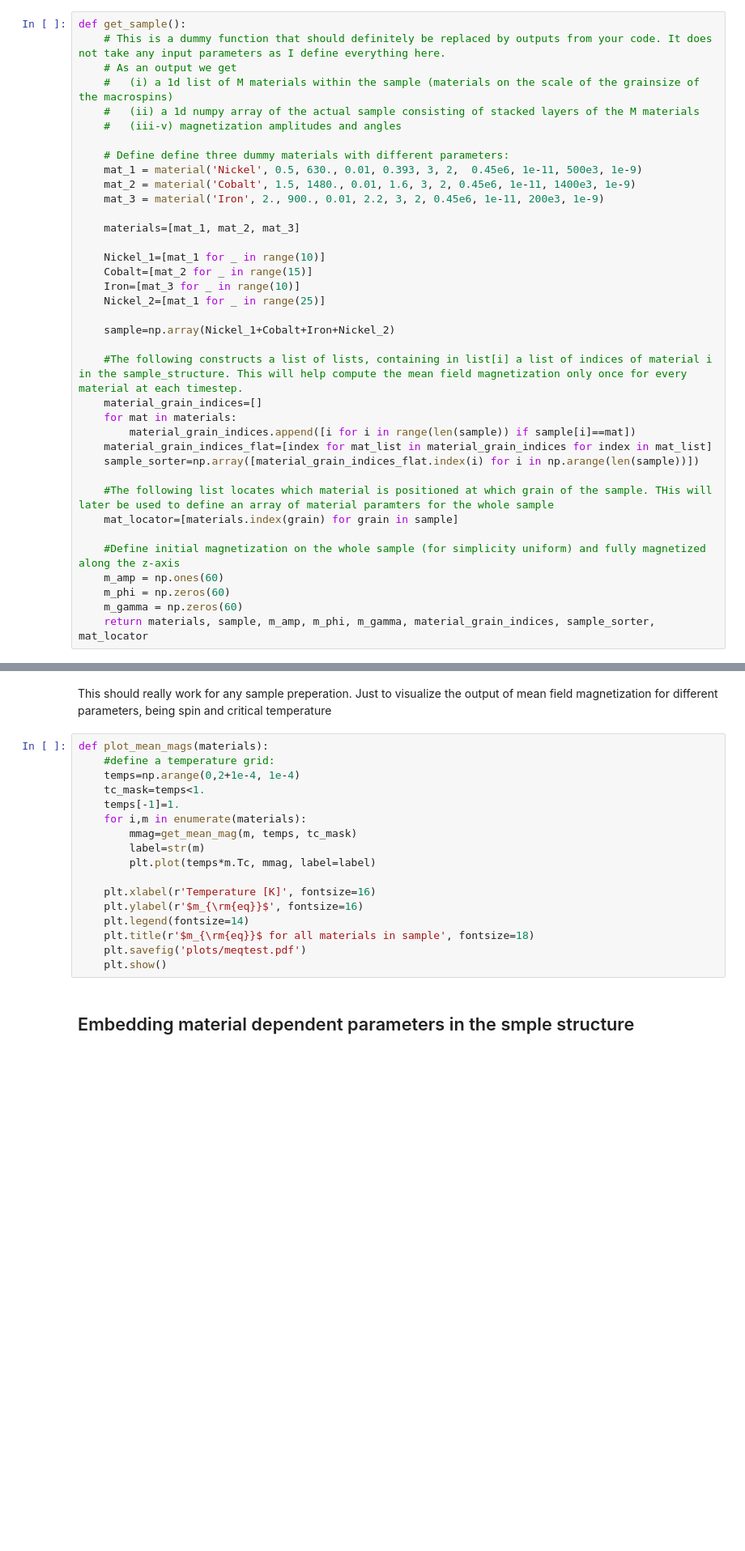
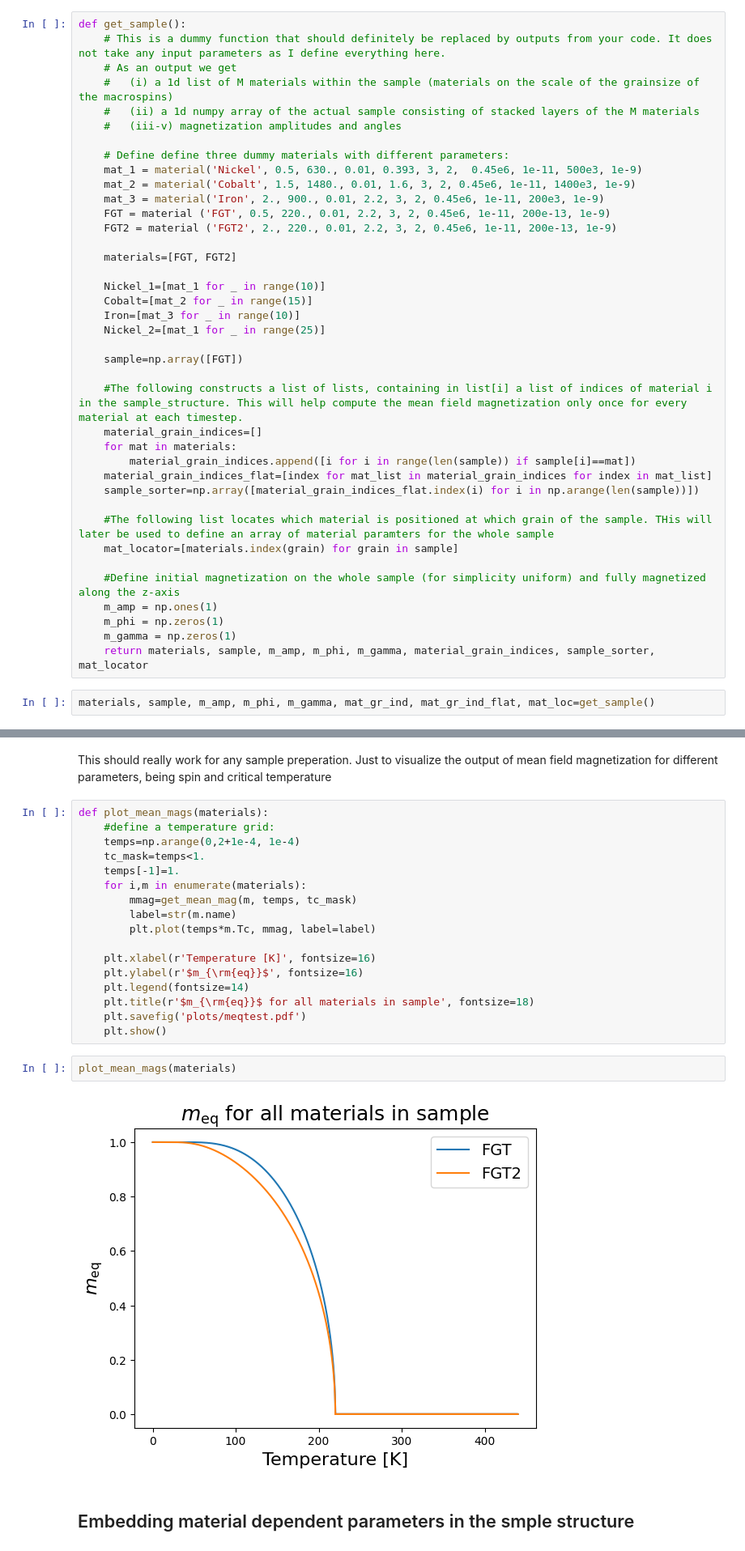
Before and after one commit to Nilodirf/LLB, a Jupyter notebook: llb_params.ipynb, the cells around one changed output, grey strips where cells are left out. Shown at 81% size. Saved outputs shown, nothing was run; the diff lists cells and outputs as text; blank space fills up the shorter version.

```diff
--- a/llb_params.ipynb
+++ b/llb_params.ipynb
@@ -253,15 +253,17 @@ def get_sample():
     mat_1 = material('Nickel', 0.5, 630., 0.01, 0.393, 3, 2,  0.45e6, 1e-11, 500e3, 1e-9)
     mat_2 = material('Cobalt', 1.5, 1480., 0.01, 1.6, 3, 2, 0.45e6, 1e-11, 1400e3, 1e-9)
     mat_3 = material('Iron', 2., 900., 0.01, 2.2, 3, 2, 0.45e6, 1e-11, 200e3, 1e-9)
+    FGT = material ('FGT', 0.5, 220., 0.01, 2.2, 3, 2, 0.45e6, 1e-11, 200e-13, 1e-9)
+    FGT2 = material ('FGT2', 2., 220., 0.01, 2.2, 3, 2, 0.45e6, 1e-11, 200e-13, 1e-9)
 
-    materials=[mat_1, mat_2, mat_3]
+    materials=[FGT, FGT2]
 
     Nickel_1=[mat_1 for _ in range(10)]
     Cobalt=[mat_2 for _ in range(15)]
     Iron=[mat_3 for _ in range(10)]
     Nickel_2=[mat_1 for _ in range(25)]
 
-    sample=np.array(Nickel_1+Cobalt+Iron+Nickel_2)
+    sample=np.array([FGT])
 
     #The following constructs a list of lists, containing in list[i] a list of indices of material i in the sample_structure. This will help compute the mean field magnetization only once for every material at each timestep.
     material_grain_indices=[]
@@ -274,7 +276,9 @@ def get_sample():
     mat_locator=[materials.index(grain) for grain in sample]
 
     #Define initial magnetization on the whole sample (for simplicity uniform) and fully magnetized along the z-axis
-    m_amp = np.ones(60)
-    m_phi = np.zeros(60)
-    m_gamma = np.zeros(60)
+    m_amp = np.ones(1)
+    m_phi = np.zeros(1)
+    m_gamma = np.zeros(1)
     return materials, sample, m_amp, m_phi, m_gamma, material_grain_indices, sample_sorter, mat_locator
+# %%
+materials, sample, m_amp, m_phi, m_gamma, mat_gr_ind, mat_gr_ind_flat, mat_loc=get_sample()
@@ -306,7 +312,7 @@ def plot_mean_mags(materials):
     temps[-1]=1.
     for i,m in enumerate(materials):
         mmag=get_mean_mag(m, temps, tc_mask)
-        label=str(m)
+        label=str(m.name)
         plt.plot(temps*m.Tc, mmag, label=label)
 
     plt.xlabel(r'Temperature [K]', fontsize=16)
@@ -315,6 +321,10 @@ def plot_mean_mags(materials):
     plt.title(r'$m_{\rm{eq}}$ for all materials in sample', fontsize=18)
     plt.savefig('plots/meqtest.pdf')
     plt.show()
+# %%
+plot_mean_mags(materials)
+# %% [output]
+[figure, added]
 # %% [markdown]
 ## Embedding material dependent parameters in the smple structure
 # %% [markdown]
```
Also changed, not shown: parts of 6 cells of this notebook, 1 other file.
